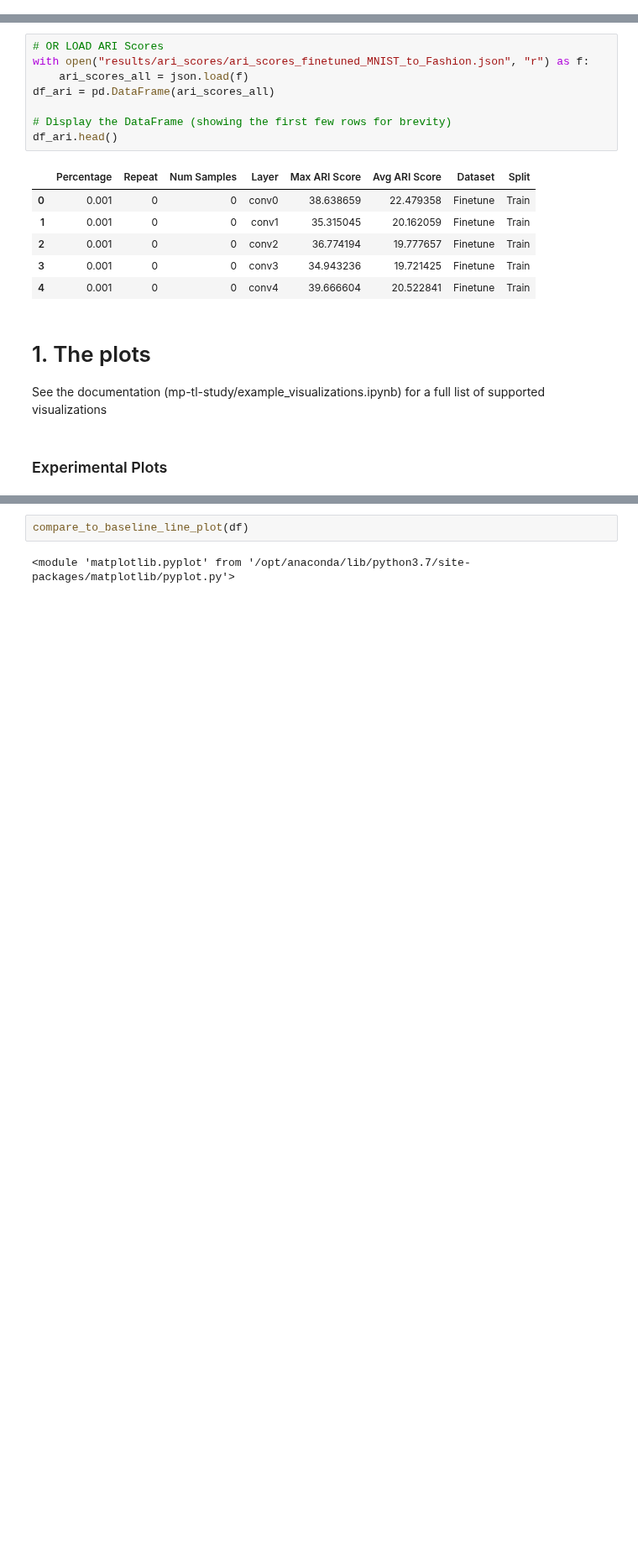
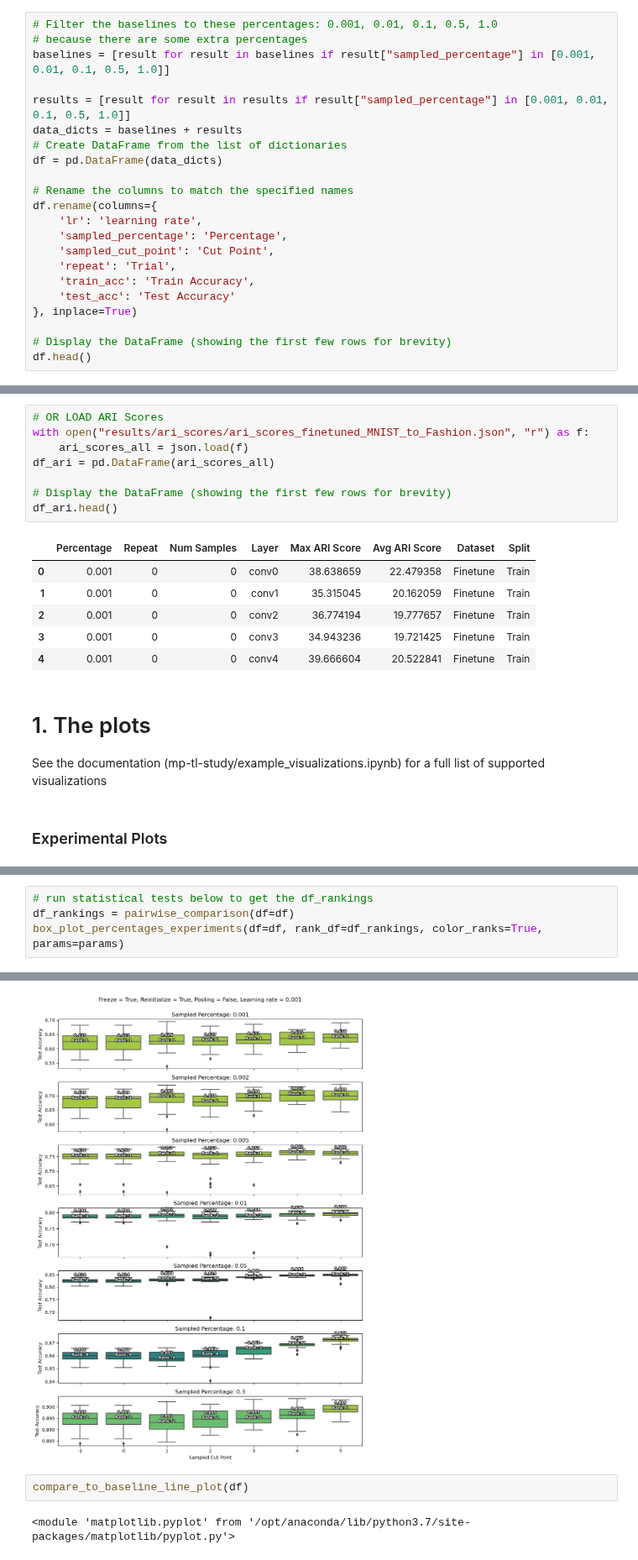
Before and after one commit to tusharmanekar/mp-tl-study, a Jupyter notebook: MNIST_to_FashionMNIST/visualizations.ipynb, the cells around one changed output, grey strips where cells are left out. Shown at 84% size. Drawn from its saved outputs; the diff is of its cells as text; blank space fills up the shorter version.

```diff
--- a/MNIST_to_FashionMNIST/visualizations.ipynb
+++ b/MNIST_to_FashionMNIST/visualizations.ipynb
@@ -44,3 +44,25 @@ df.head()
 | 2 | 0.001 | 0.001 | -1 | 2 | 0.82 | 0.561200 |
 | 3 | 0.001 | 0.001 | -1 | 3 | 0.74 | 0.639417 |
 | 4 | 0.001 | 0.001 | -1 | 4 | 0.94 | 0.576700 |
+# %%
+# Filter the baselines to these percentages: 0.001, 0.01, 0.1, 0.5, 1.0
+# because there are some extra percentages
+baselines = [result for result in baselines if result["sampled_percentage"] in [0.001, 0.01, 0.1, 0.5, 1.0]]
+
+results = [result for result in results if result["sampled_percentage"] in [0.001, 0.01, 0.1, 0.5, 1.0]]
+data_dicts = baselines + results
+# Create DataFrame from the list of dictionaries
+df = pd.DataFrame(data_dicts)
+
+# Rename the columns to match the specified names
+df.rename(columns={
+    'lr': 'learning rate',
+    'sampled_percentage': 'Percentage',
+    'sampled_cut_point': 'Cut Point',
+    'repeat': 'Trial',
+    'train_acc': 'Train Accuracy',
+    'test_acc': 'Test Accuracy'
+}, inplace=True)
+
+# Display the DataFrame (showing the first few rows for brevity)
+df.head()
@@ -71,0 +96,5 @@ box_plot_percentages_experiments(df, params)
+# %%
+# run statistical tests below to get the df_rankings
+df_rankings = pairwise_comparison(df=df)
+box_plot_percentages_experiments(df=df, rank_df=df_rankings, color_ranks=True, params=params)
+# %% [output]
@@ -72,3 +102,4 @@ box_plot_percentages_experiments(df, params)
+[figure, added]
 # %%
 compare_to_baseline_line_plot(df)
 # %% [output]
```
Also changed, not shown: parts of 4 cells of this notebook, 10 other files.
